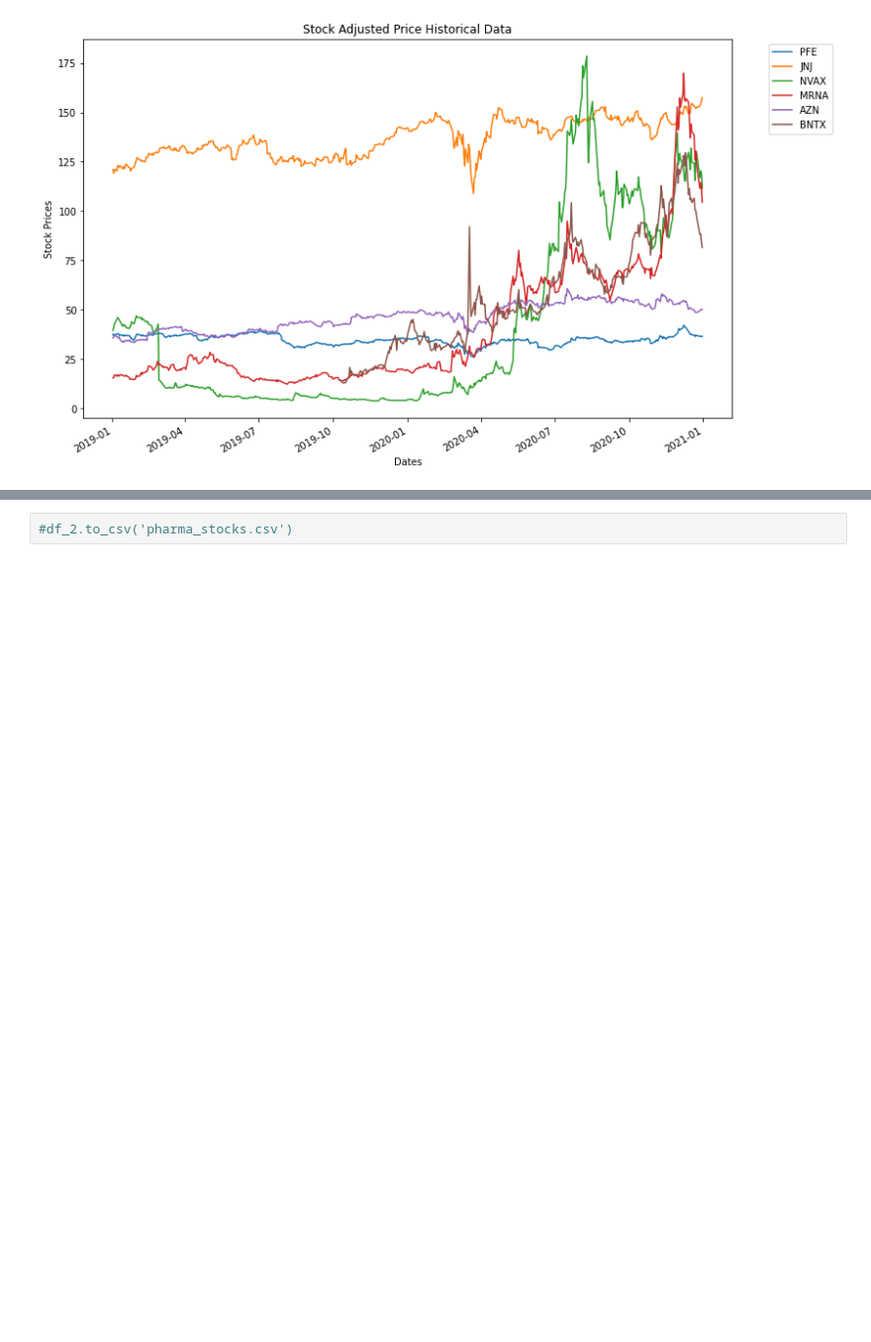
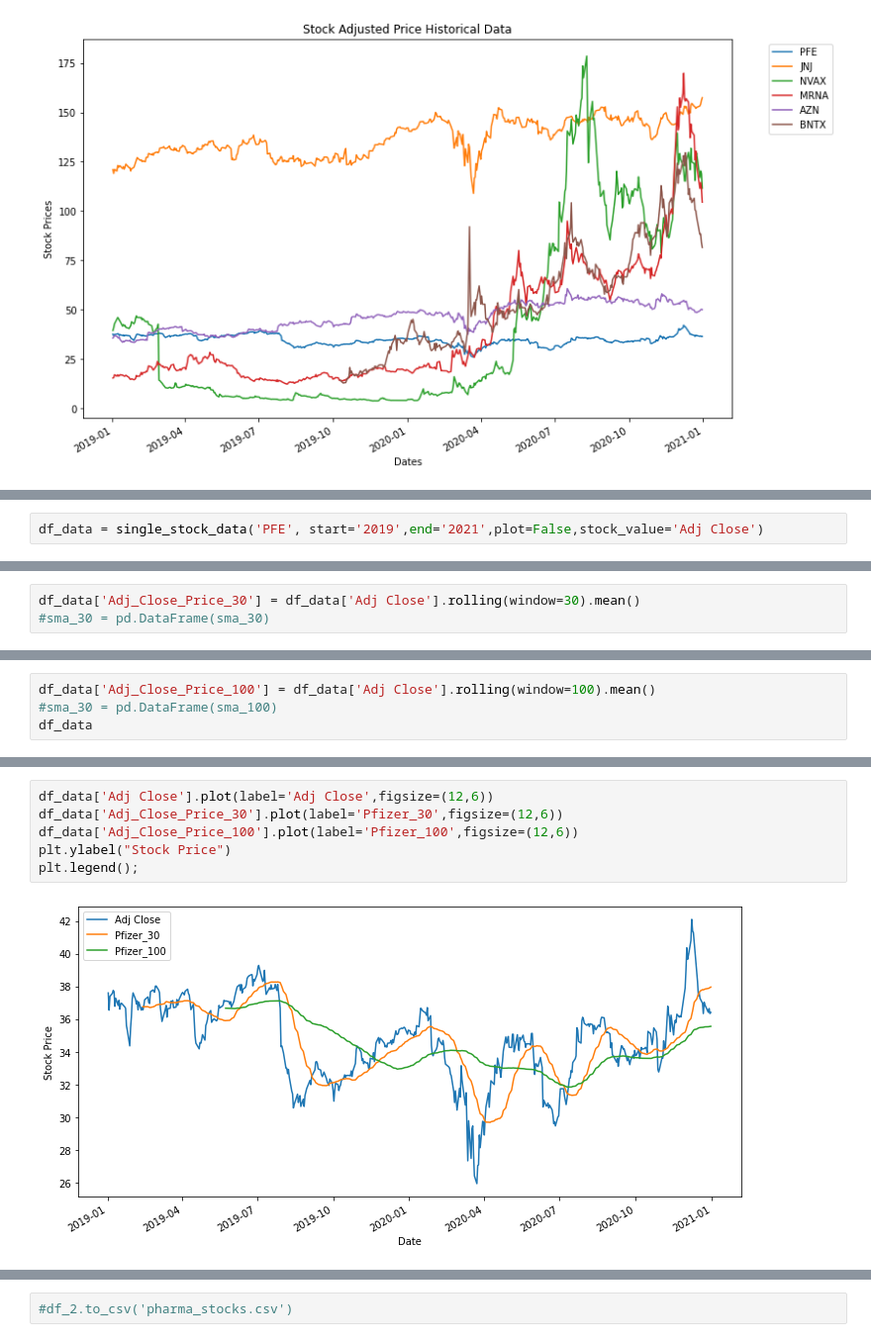
Before and after one commit to davidrtorres/Model-5-Stock-Price-Forecasting, a Jupyter notebook: Stocks_Capstone_2-1-21.ipynb, the cells around one changed output, grey strips where cells are left out. Shown at 99% size. Saved outputs shown, nothing was run; the diff lists cells and outputs as text; blank space fills up the shorter version.

```diff
--- a/Stocks_Capstone_2-1-21.ipynb
+++ b/Stocks_Capstone_2-1-21.ipynb
@@ -139,0 +164,2 @@ df_1
+# %%
+df_data = single_stock_data('PFE', start='2019',end='2021',plot=False,stock_value='Adj Close')
@@ -139,0 +184,3 @@ df_1
+# %%
+df_data['Adj_Close_Price_30'] = df_data['Adj Close'].rolling(window=30).mean()
+#sma_30 = pd.DataFrame(sma_30)
@@ -139,0 +204,4 @@ df_1
+# %%
+df_data['Adj_Close_Price_100'] = df_data['Adj Close'].rolling(window=100).mean()
+#sma_30 = pd.DataFrame(sma_100)
+df_data
@@ -139,0 +223,8 @@ df_1
+# %%
+df_data['Adj Close'].plot(label='Adj Close',figsize=(12,6))
+df_data['Adj_Close_Price_30'].plot(label='Pfizer_30',figsize=(12,6))
+df_data['Adj_Close_Price_100'].plot(label='Pfizer_100',figsize=(12,6))
+plt.ylabel("Stock Price")
+plt.legend();
+# %% [output]
+[figure, added]
```
Also changed, not shown: parts of 35 cells of this notebook, 2 other files.
